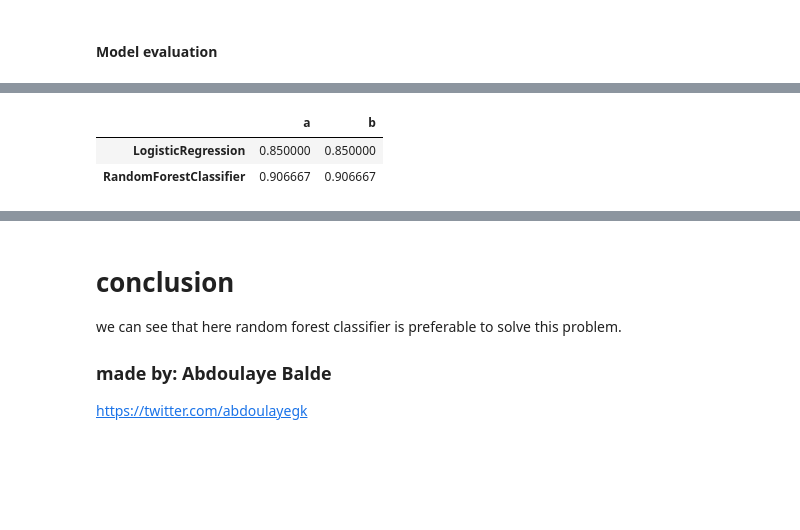
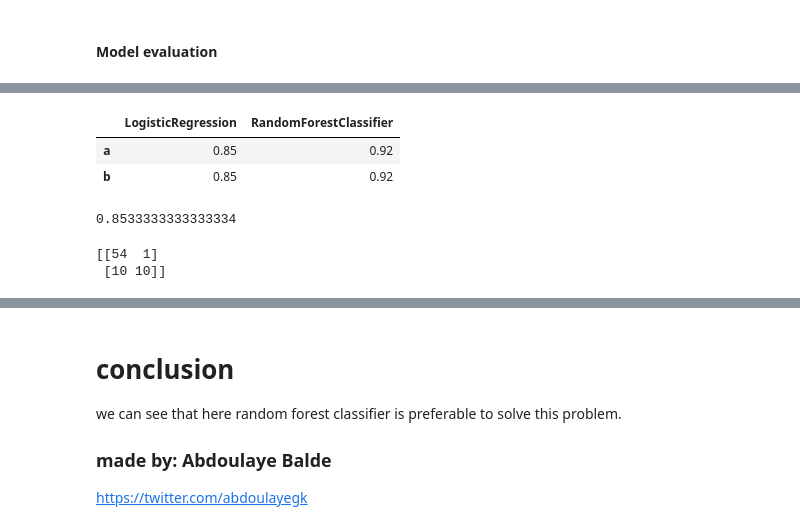
Before and after one commit to Abdoulayegn/Machine-learning, a Jupyter notebook: heart_failure_clinical_records_dataset.ipynb, the cells around one changed output, grey strips where cells are left out. Saved outputs shown, nothing was run; the diff lists cells and outputs as text; code cells hidden in the pictures; blank space fills up the shorter version.

```diff
--- a/heart_failure_clinical_records_dataset.ipynb
+++ b/heart_failure_clinical_records_dataset.ipynb
@@ -375,7 +375,7 @@ plot_roc_curve(fpr,tpr)
 # %%
 df_acu = pd.DataFrame({'LogisticRegression':accuracy,"RandomForestClassifier":accuracy_rfc},index = ['a','b'])
-df_acu.
+df_acu
 # %% [output]
-|  | a | b |
-| LogisticRegression | 0.850000 | 0.850000 |
-| RandomForestClassifier | 0.906667 | 0.906667 |
+|  | LogisticRegression | RandomForestClassifier |
+| a | 0.85 | 0.92 |
+| b | 0.85 | 0.92 |
@@ -381,0 +391,12 @@ df_acu.
+# %%
+# accuracy is
+accuracyNB = NB.score(X_test,y_test)
+accuracyNB
+# %% [output]
+0.8533333333333334
+# %%
+cm = confusion_matrix(y_test,y_predNB)
+print(cm)
+# %% [output]
+[[54  1]
+ [10 10]]
```
Also changed, not shown: parts of 13 cells of this notebook.
